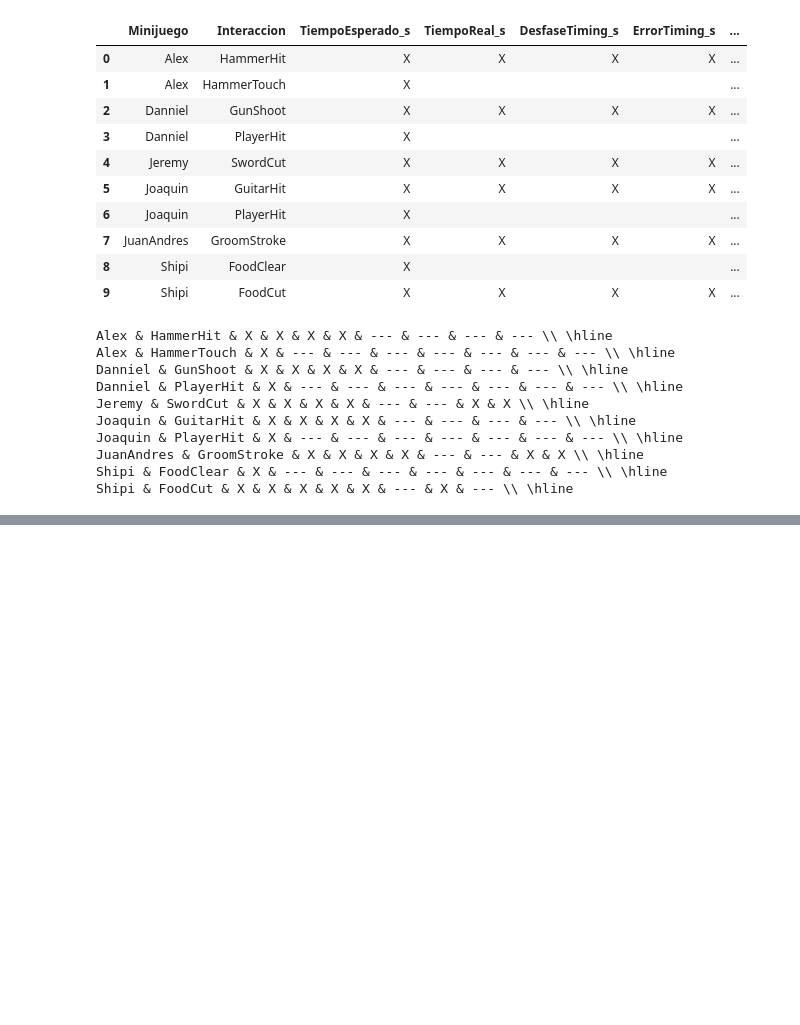
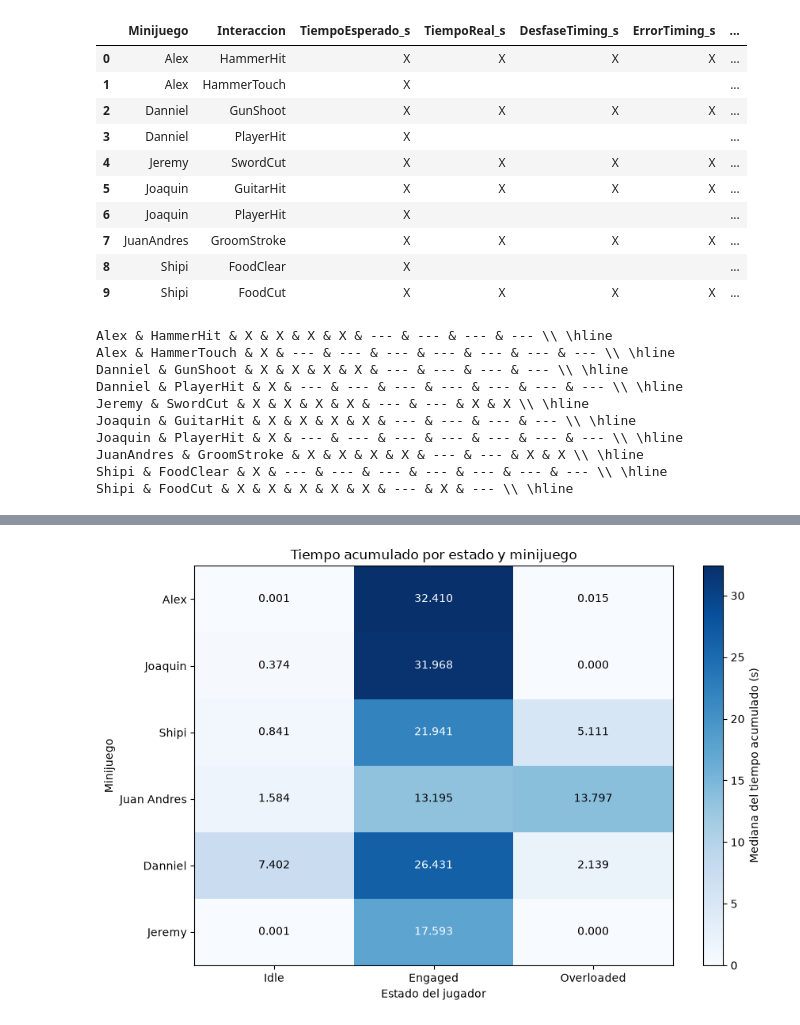
Before and after one commit to DiegoGarV/PGL, a Jupyter notebook: raw results/analisis.ipynb, the cells around one changed output, grey strips where cells are left out. Drawn from its saved outputs; the diff is of its cells as text; code cells hidden in the pictures; blank space fills up the shorter version.

```diff
--- a/raw results/analisis.ipynb
+++ b/raw results/analisis.ipynb
@@ -3180,0 +3654,72 @@ Shipi & FoodCut & X & X & X & X & X & --- & X & --- \\ \hline
+# %%
+import pandas as pd
+import matplotlib.pyplot as plt
+
+# Orden de los minijuegos
+orden = [
+    "Alex", "Joaquin", "Shipi",
+    "JuanAndres", "Danniel", "Jeremy"
+]
+
+nombres = [
+    "Alex", "Joaquin", "Shipi",
+    "Juan Andres", "Danniel", "Jeremy"
+]
+
+estados = ["Idle", "Engaged", "Overloaded"]
+
+# Calcular la mediana entre participantes
+resumen_acumulado = (
+    tiempos_por_minijuego
+    .groupby("Minijuego")[estados]
+    .median()
+    .reindex(orden)
+)
+
+# Crear gráfica
+fig, ax = plt.subplots(figsize=(9, 6))
+
+imagen = ax.imshow(
+    resumen_acumulado.values,
+    cmap="Blues",
+    aspect="auto"
+)
+
+ax.set_xticks(range(len(estados)))
+ax.set_xticklabels(estados)
+
+ax.set_yticks(range(len(orden)))
+ax.set_yticklabels(nombres)
+
+# Mostrar tiempo dentro de cada celda
+max_valor = resumen_acumulado.max().max()
+
+for i in range(len(orden)):
+    for j in range(len(estados)):
+        valor = resumen_acumulado.iloc[i, j]
+
+        ax.text(
+            j, i,
+            f"{valor:.3f}",
+            ha="center",
+            va="center",
+            color="white" if valor > max_valor / 2 else "black"
+        )
+
+ax.set_xlabel("Estado del jugador")
+ax.set_ylabel("Minijuego")
+
+ax.set_title(
+    "Tiempo acumulado por estado y minijuego"
+)
+
+fig.colorbar(
+    imagen,
+    ax=ax,
+    label="Mediana del tiempo acumulado (s)"
+)
+
+plt.tight_layout()
+plt.show()
+# %% [output]
+[figure, added]
```
Also changed, not shown: parts of 6 cells of this notebook, 7 other files.
